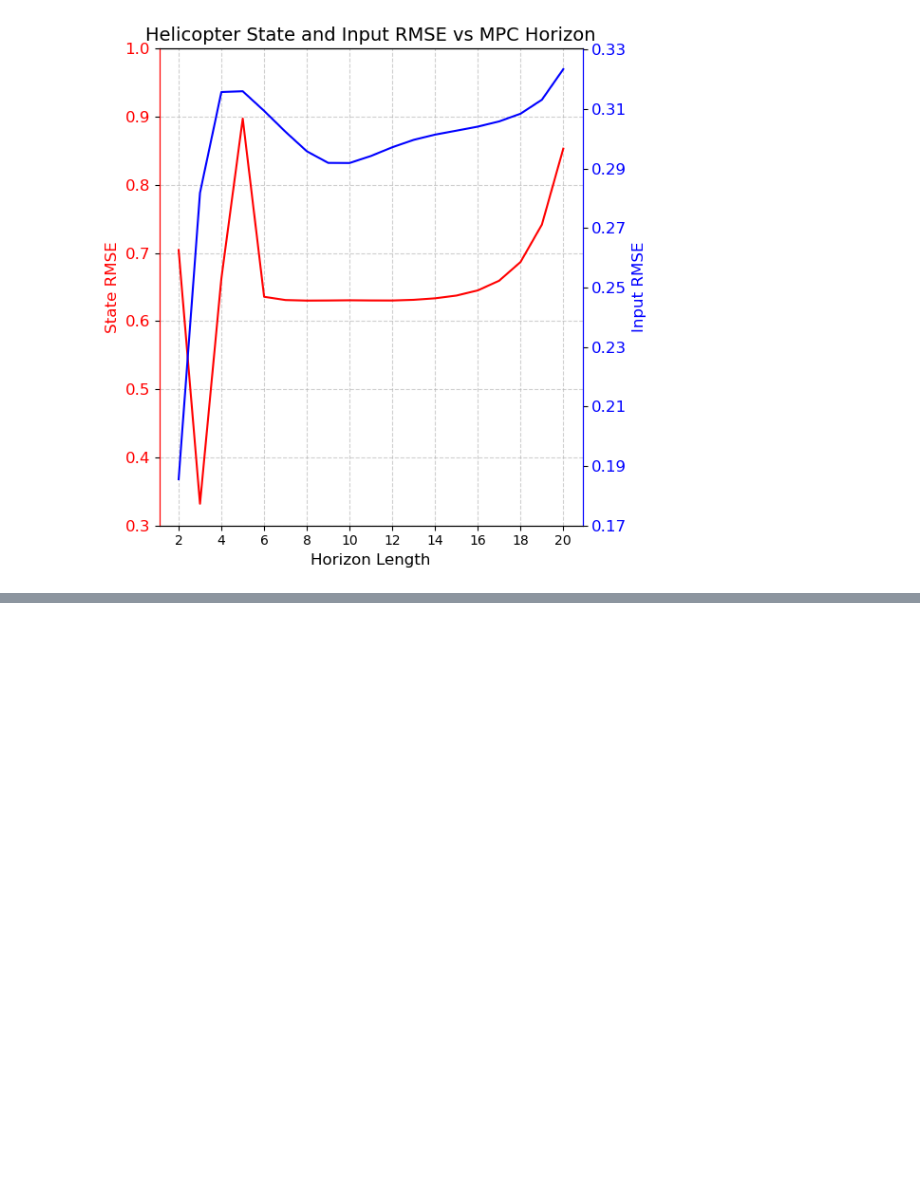
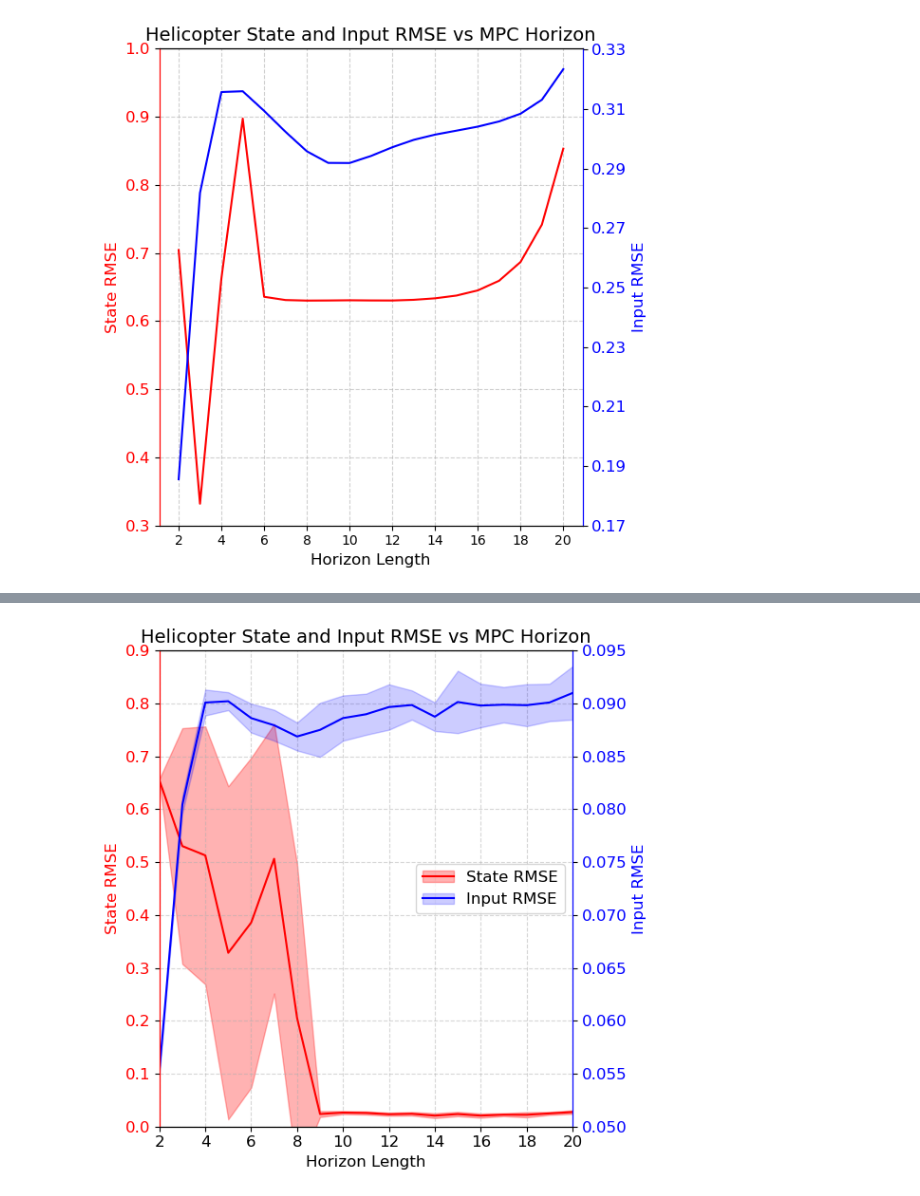
Before and after one commit to marcotallone/mpc-tracking, a Jupyter notebook: results/plots.ipynb, the cells around one changed output, grey strips where cells are left out. Saved outputs shown, nothing was run; the diff lists cells and outputs as text; code cells hidden in the pictures; blank space fills up the shorter version.

```diff
--- a/results/plots.ipynb
+++ b/results/plots.ipynb
@@ -277,0 +344,69 @@ plt.show()
+# %%
+FILE2 = "horizon2.csv"
+df_horizon2 = pd.read_csv(FILE2)
+
+# Filter Unique Horizons
+df2 = df_horizon2[df_horizon2['model'] == 'helicopter'].copy()
+
+# Compute rmse
+df2['state_rmse'] = np.sqrt(df2['state_mse'])
+df2['input_rmse'] = np.sqrt(df2['input_mse'])
+
+avg_s_rmse = []
+avg_i_rmse = []
+std_s_rmse = []
+std_i_rmse = []
+for N in range(2,21):
+
+	# Compute average and std of state and input rmse with same horizon length N
+	df2_N = df2[df2['horizon'] == N]
+	avg_s_rmse.append(df2_N['state_rmse'].mean())
+	avg_i_rmse.append(df2_N['input_rmse'].mean())
+	std_s_rmse.append(df2_N['state_rmse'].std())
+	std_i_rmse.append(df2_N['input_rmse'].std())
+
+# Plot with error bars
+fig, ax = plt.subplots(figsize=(6, 6))
+
+# State plot
+ax.set_xlabel("Horizon Length", fontsize=12)
+ax.set_ylabel("State RMSE", color="red", fontsize=12)
+line, = ax.plot(range(2, 21), avg_s_rmse, color="red", label="State RMSE")
+fill = ax.fill_between(range(2, 21), np.array(avg_s_rmse) - np.array(std_s_rmse), np.array(avg_s_rmse) + np.array(std_s_rmse), color="red", alpha=0.3)
+ax.tick_params(axis="y", labelcolor="red", labelsize=12)
+ax.set_yticks(np.arange(0.0, 0.91, 0.1))
+ax.set_ylim(0.0, 0.90)
+ax.grid(True, linestyle="--", alpha=0.5)
+
+# Input plot
+ax2 = ax.twinx()
+ax2.set_ylabel("Input RMSE", color="blue", fontsize=12)
+line2, = ax2.plot(range(2, 21), avg_i_rmse, color="blue", label="Input RMSE")
+fill2 = ax2.fill_between(range(2, 21), np.array(avg_i_rmse) - np.array(std_i_rmse), np.array(avg_i_rmse) + np.array(std_i_rmse), color="blue", alpha=0.2)
+ax2.tick_params(axis="y", labelcolor="blue", labelsize=12)
+ax2.set_yticks(np.arange(0.05, 0.096, 0.005))
+ax2.set_ylim(0.05, 0.095)
+
+# Change ticks and spine colors
+ax.tick_params(axis='x', labelsize=12)
+ax.spines['left'].set_color("red")
+ax.spines['right'].set_color("blue")
+ax2.tick_params(axis='x', labelsize=12)
+ax2.spines['left'].set_color("red")
+ax2.spines['right'].set_color("blue")
+plt.xticks(np.arange(2, 21, 2))
+plt.xlim(2, 20)
+
+# Set title and layout
+plt.title("Helicopter State and Input RMSE vs MPC Horizon", fontsize=14)
+fig.tight_layout()
+plt.legend([(line, fill), (line2, fill2)], ["State RMSE", "Input RMSE"], loc='center right', fontsize=12)
+
+# Save and display
+fig.savefig(os.path.join("../report/images/", "helicopter-horizon.pdf"), bbox_inches='tight')
+plt.show()
+
+# [0.00, 0.05, 0.10, 0.15, 0.20, 0.25, 0.30, 0.35, 0.40, 0.45, 0.50, 0.55, 0.60, 0.65, 0.70, 0.75, 0.80, 0.85, 0.90, 0.95]
+# [0.00, 0.10, 0.20, 0.30, 0.40, 00.50,  0.60,  0.70, 0.75, 0.80, 0.85, 0.90, 0.95]
+# %% [output]
+[figure, added]
```
Also changed, not shown: parts of 1 cell of this notebook, 2 other files.
